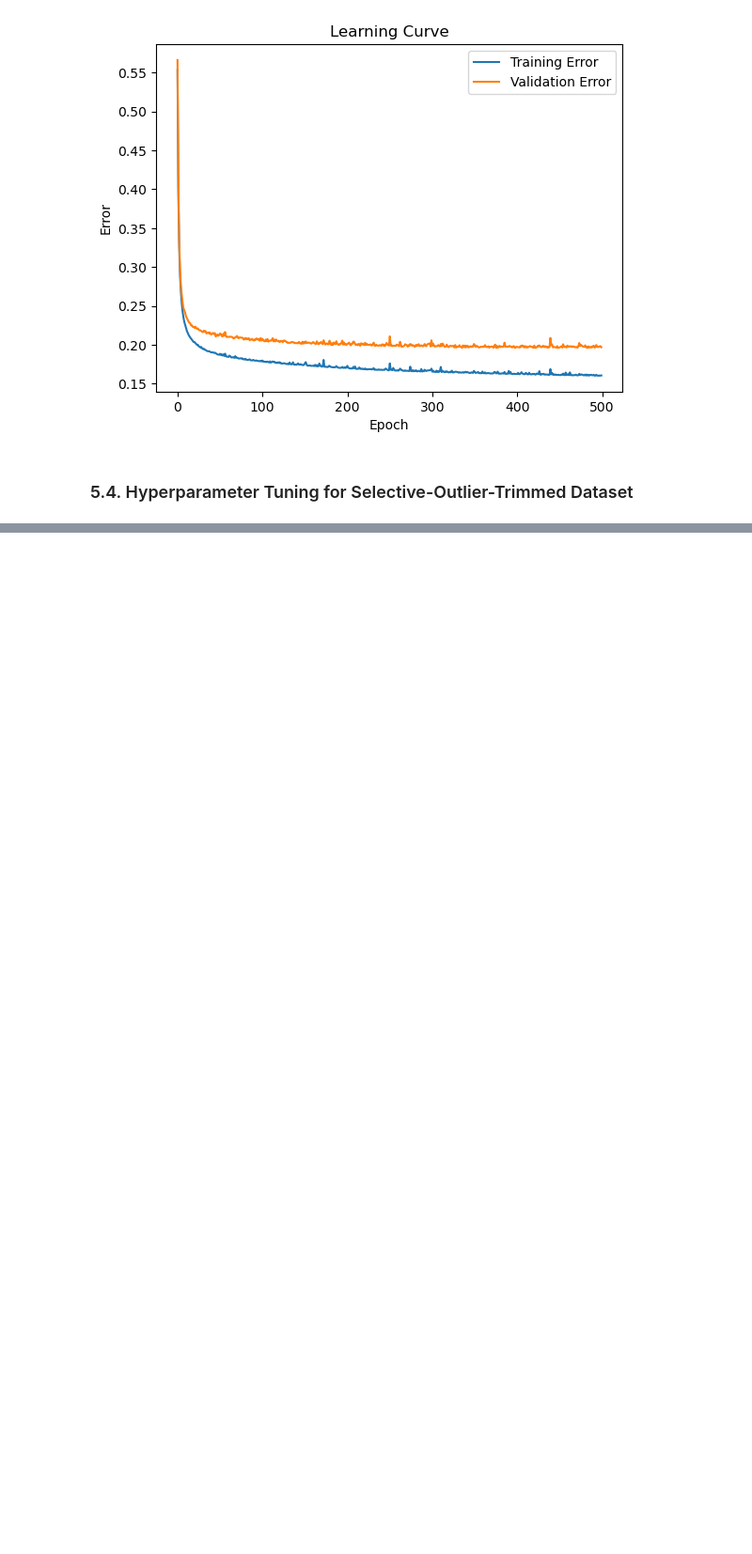
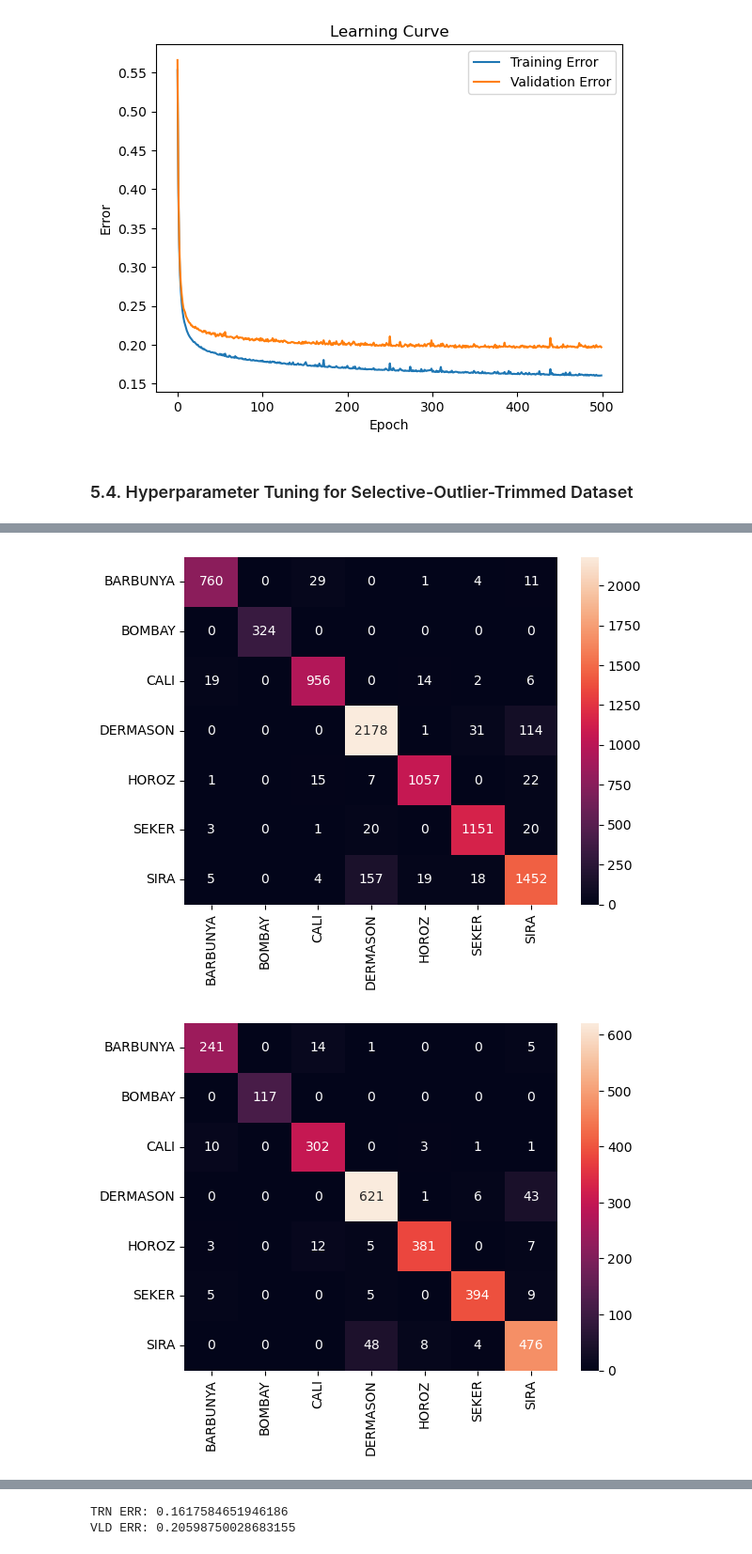
Before and after one commit to fortestingrandom/IdentifyBeanML, a Jupyter notebook: Identifying and differentiating dry beans with the power of machine learning.ipynb, the cells around one changed output, grey strips where cells are left out. Shown at 94% size. Cells and saved outputs as stored; diff of their text form; code cells hidden in the pictures; blank space fills up the shorter version.

```diff
--- a/Identifying and differentiating dry beans with the power of machine learning.ipynb
+++ b/Identifying and differentiating dry beans with the power of machine learning.ipynb
@@ -549,23 +556,26 @@ plot_learning_curve(smr.trn_loss, smr.vld_loss)
 # %%
 X_trn, y_trn, X_vld, y_vld, X_tst, y_tst, encoder = get_preprocessed_data(remove_outliers=True)
 
 nn = NeuralNetwork(
-    hidden_neurons=20,
+    hidden_neurons=25,
     output_neurons=7,
-    batch_size=32,
-    alpha=0.01,
+    batch_size=64,
+    alpha=0.04,
     epochs=500,
     seed=0,
 )
 
 nn.fit(X_trn, y_trn, X_vld=X_vld, y_vld=y_vld)
 
 y_hat_trn = nn.predict(X_trn)
 y_hat_tst = nn.predict(X_tst)
 y_hat_vld = nn.predict(X_vld)
 
 plot_confusion_matrix(np.argmax(y_trn, axis=1), np.argmax(y_hat_trn, axis=1), class_names=encoder.categories_[0])
 plot_confusion_matrix(np.argmax(y_tst, axis=1), np.argmax(y_hat_tst, axis=1), class_names=encoder.categories_[0])
 plot_confusion_matrix(np.argmax(y_vld, axis=1), np.argmax(y_hat_vld, axis=1), class_names=encoder.categories_[0])
 
 plot_learning_curve(nn.trn_error, nn.vld_error)
+# %% [output]
+[figure, added]
+[figure, added]
@@ -571,0 +583,2 @@ plot_learning_curve(nn.trn_error, nn.vld_error)
+TRN ERR: 0.1617584651946186
+VLD ERR: 0.20598750028683155
```
Also changed, not shown: parts of 2 cells of this notebook.
